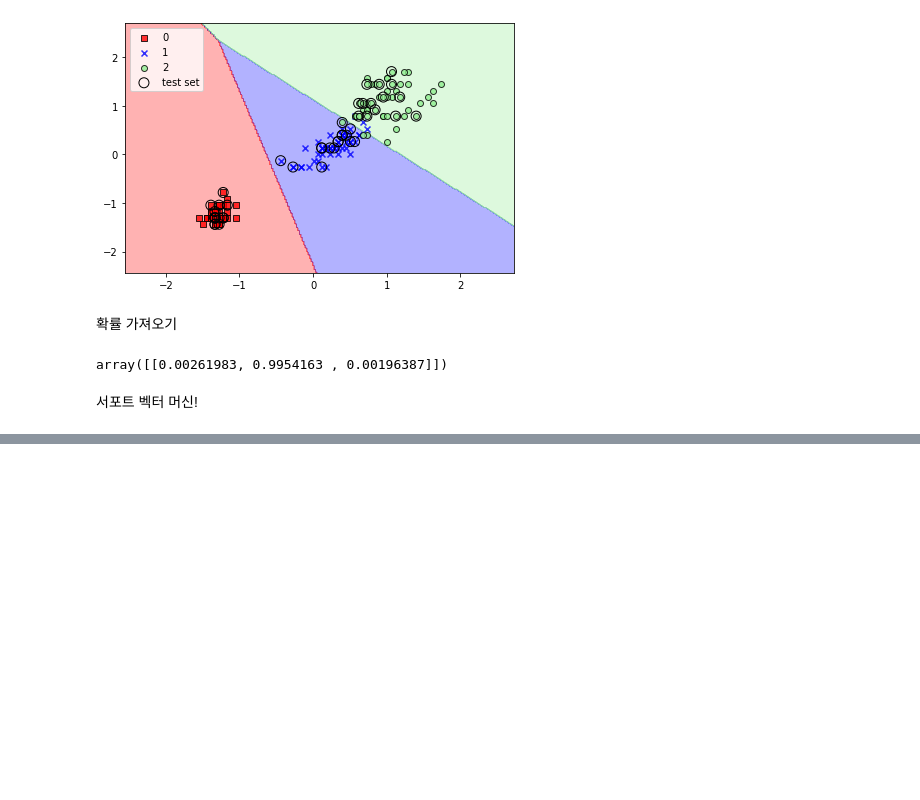
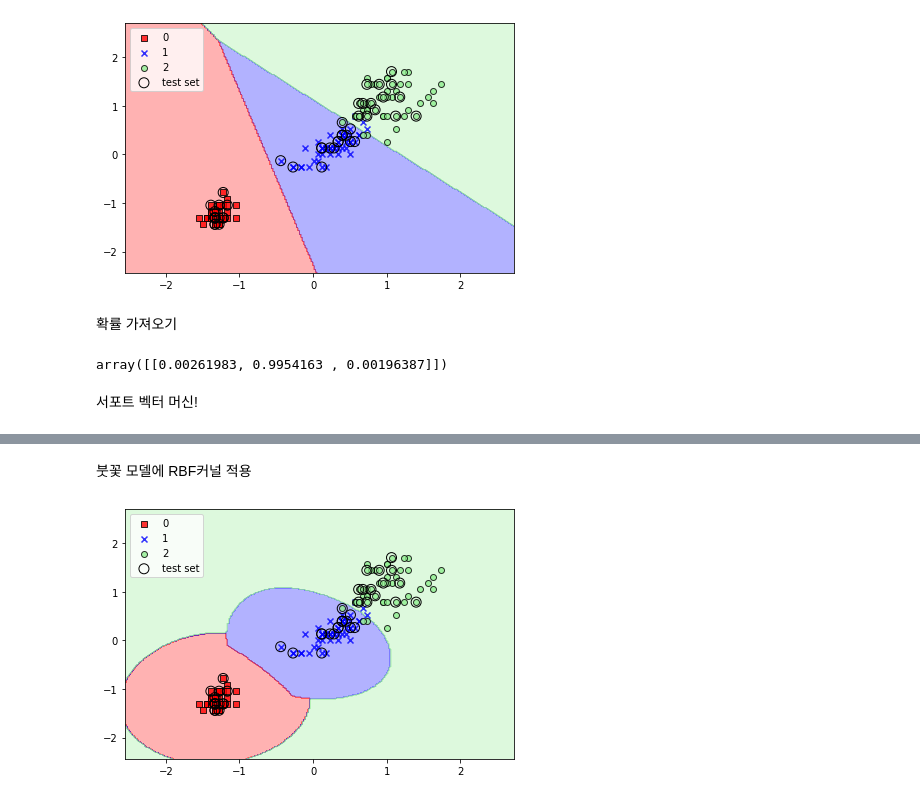
Before and after one commit to jellyho/AI_Learning_jellyho, a Jupyter notebook: 3_Logistic_Regression&SVM.ipynb, the cells around one changed output, grey strips where cells are left out. Saved outputs shown, nothing was run; the diff lists cells and outputs as text; code cells hidden in the pictures; blank space fills up the shorter version.

```diff
--- a/3_Logistic_Regression&SVM.ipynb
+++ b/3_Logistic_Regression&SVM.ipynb
@@ -136,0 +164,11 @@ plt.show()
+# %% [markdown]
+붓꽃 모델에 RBF커널 적용
+# %%
+svm_k_k = SVC(kernel='rbf', C=1.0, random_state=1, gamma=1)
+svm_k_k.fit(X_train_std, y_train)
+plot_decision_regions(X_combined_std, y_combined, classifier=svm_k_k, test_idx=range(105,150))
+plt.legend(loc='upper left')
+plt.tight_layout()
+plt.show()
+# %% [output]
+[figure, added]
```
Also changed, not shown: parts of 5 cells of this notebook.
